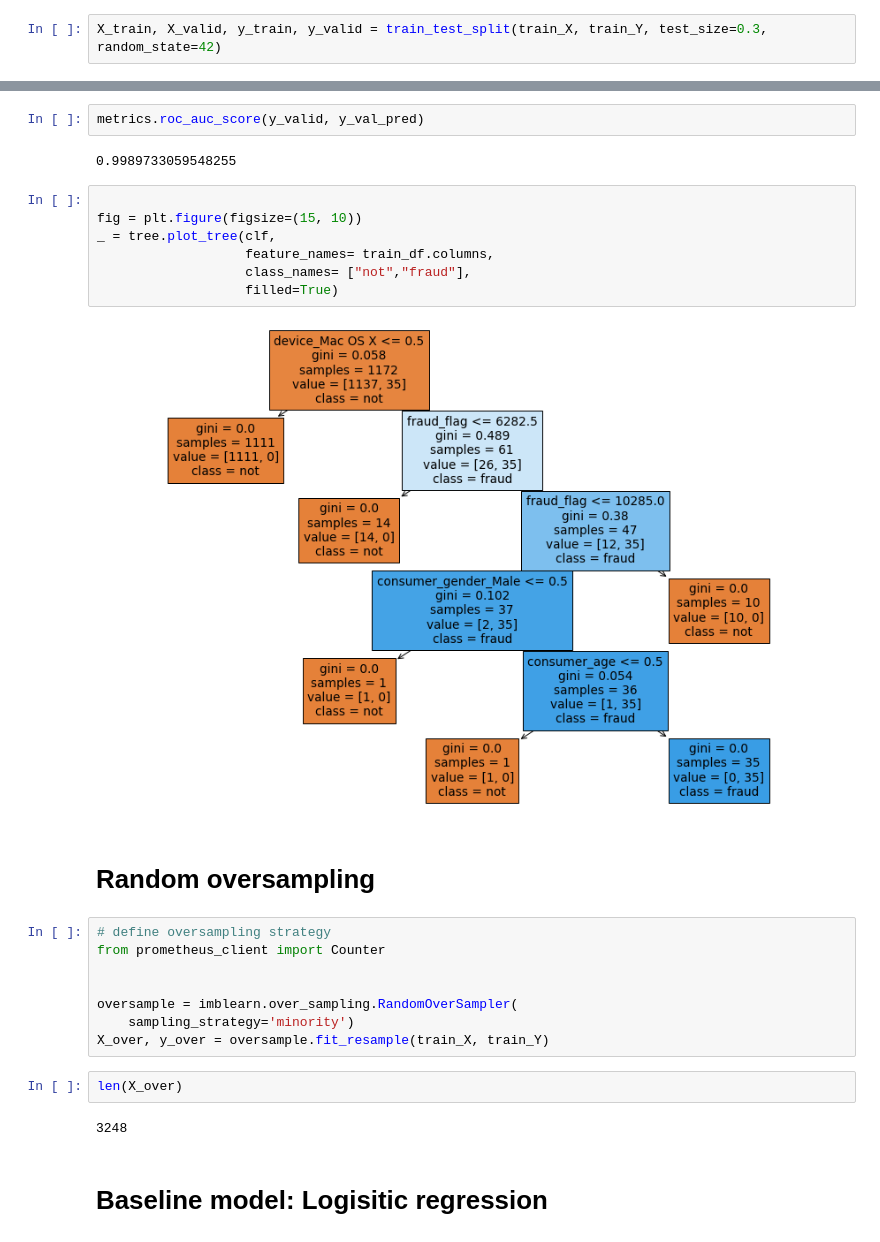
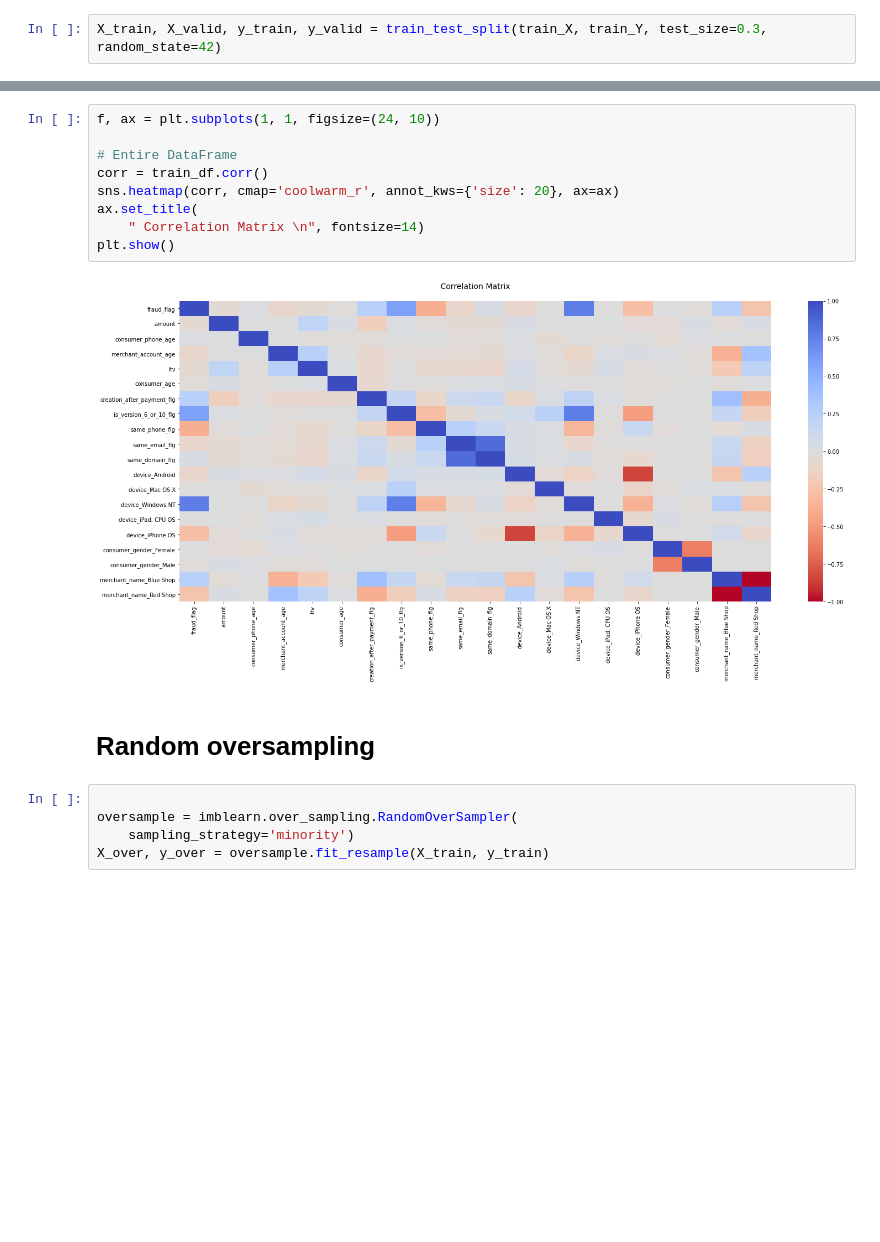
Before and after one commit to erniechen30825/fraud_detection, a Jupyter notebook: modeling.ipynb, the cells around one changed output, grey strips where cells are left out. Cells and saved outputs as stored; diff of their text form; blank space fills up the shorter version.

Commit message:
finish modeling and prediction

```diff
--- a/modeling.ipynb
+++ b/modeling.ipynb
@@ -149,29 +103,18 @@ Accuracy: 0.9980119284294234
-# %%
-metrics.roc_auc_score(y_valid, y_val_pred)
-# %% [output]
-0.9989733059548255
-# %%
-
-fig = plt.figure(figsize=(15, 10))
-_ = tree.plot_tree(clf,
-                   feature_names= train_df.columns,
-                   class_names= ["not","fraud"],
-                   filled=True)
-# %% [output]
-[figure, removed]
+# %%
+f, ax = plt.subplots(1, 1, figsize=(24, 10))
+
+# Entire DataFrame
+corr = train_df.corr()
+sns.heatmap(corr, cmap='coolwarm_r', annot_kws={'size': 20}, ax=ax)
+ax.set_title(
+    " Correlation Matrix \n", fontsize=14)
+plt.show()
+# %% [output]
+[figure, added]
 # %% [markdown]
 # Random oversampling
 # %%
-# define oversampling strategy
-from prometheus_client import Counter
-
 
 oversample = imblearn.over_sampling.RandomOverSampler(
     sampling_strategy='minority')
-X_over, y_over = oversample.fit_resample(train_X, train_Y)
+X_over, y_over = oversample.fit_resample(X_train, y_train)
-# %%
-len(X_over)
-# %% [output]
-3248
-# %% [markdown]
-# Baseline model: Logisitic regression
```
Also changed, not shown: parts of 32 cells of this notebook.
